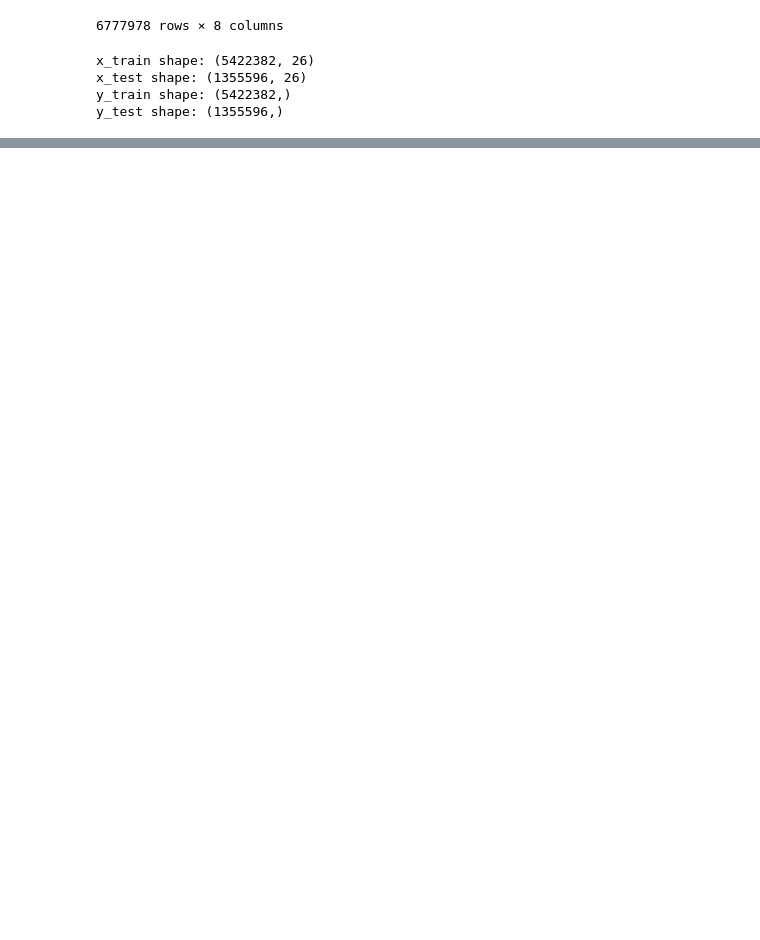
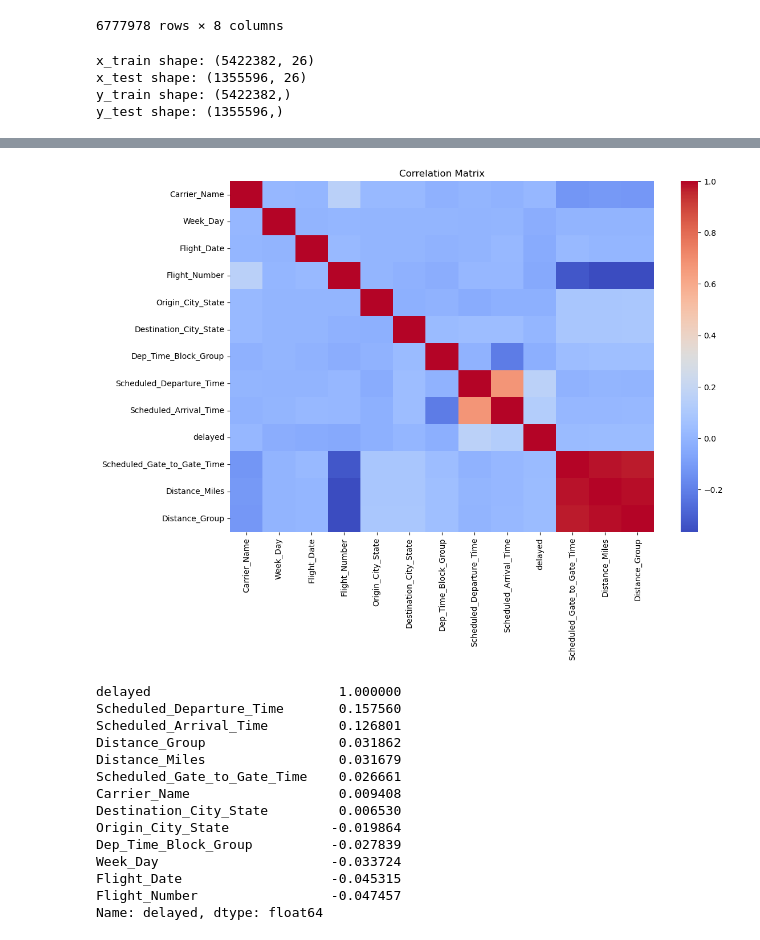
Before and after one commit to B-Treftz/Flight_Status_Predictor, a Jupyter notebook: 2_Feature_Selection/Feature_Select_Olivia.ipynb, the cells around one changed output, grey strips where cells are left out. Drawn from its saved outputs; the diff is of its cells as text; code cells hidden in the pictures; blank space fills up the shorter version.

Commit message:
Feature Selection update with model selection

```diff
--- a/2_Feature_Selection/Feature_Select_Olivia.ipynb
+++ b/2_Feature_Selection/Feature_Select_Olivia.ipynb
@@ -342,0 +358,19 @@ y_test shape: (1355596,)
+# %%
+# Identify categorical and numerical columns
+categorical_columns = df.select_dtypes(include=['object']).columns
+numerical_columns = df.select_dtypes(include=['int64', 'float64']).columns
+
+# Encode categorical variables
+label_encoders = {}
+for column in categorical_columns:
+    le = LabelEncoder()
+    df[column] = le.fit_transform(df[column])
+    label_encoders[column] = le
+
+# Scale numerical features
+scaler = StandardScaler()
+df[numerical_columns] = scaler.fit_transform(df[numerical_columns])
+
+# Display processed data info and head
+print(df.info())
+print(df.head())
@@ -342,0 +395,30 @@ y_test shape: (1355596,)
+# %%
+# Calculate correlation matrix
+correlation_matrix = df.corr()
+
+# Get correlations with the target variable
+target_correlation = correlation_matrix['delayed'].sort_values(ascending=False)
+
+# Plot correlation heatmap for features with highest correlations
+plt.figure(figsize=(12, 8))
+sns.heatmap(correlation_matrix, annot=False, cmap='coolwarm')
+plt.title('Correlation Matrix')
+plt.show()
+
+print(target_correlation)
+# %% [output]
+[figure, added]
+delayed                        1.000000
+Scheduled_Departure_Time       0.157560
+Scheduled_Arrival_Time         0.126801
+Distance_Group                 0.031862
+Distance_Miles                 0.031679
+Scheduled_Gate_to_Gate_Time    0.026661
+Carrier_Name                   0.009408
+Destination_City_State         0.006530
+Origin_City_State             -0.019864
+Dep_Time_Block_Group          -0.027839
+Week_Day                      -0.033724
+Flight_Date                   -0.045315
+Flight_Number                 -0.047457
+Name: delayed, dtype: float64
```
Also changed, not shown: parts of 14 cells of this notebook.
